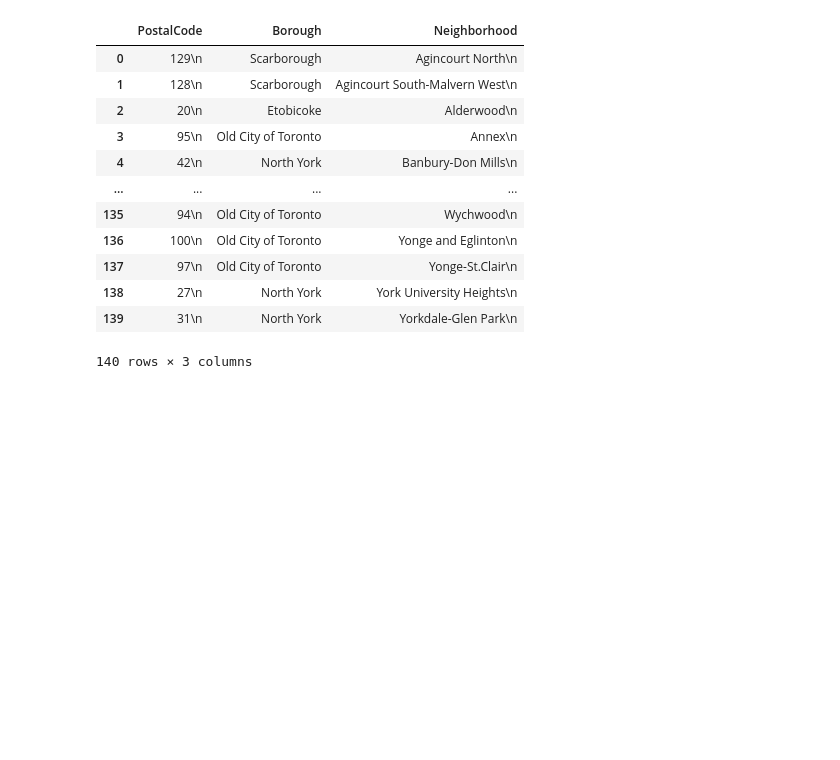
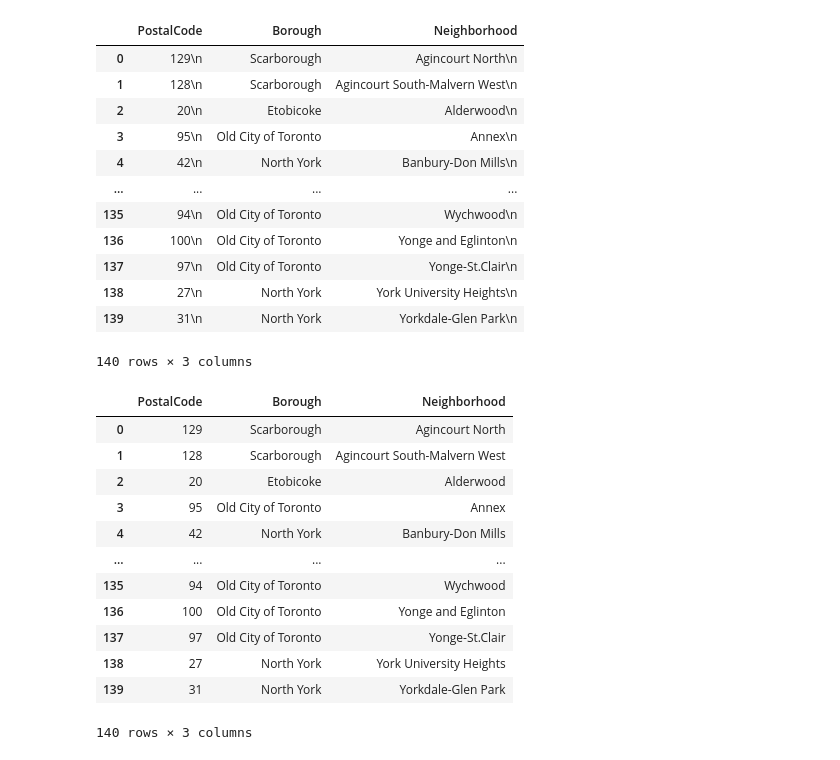
Before and after one commit to pamswati/IBM-ADS-Capston, a Jupyter notebook: toronto_data_prep.ipynb, the cells around one changed output. Saved outputs shown, nothing was run; the diff lists cells and outputs as text; code cells hidden in the pictures; blank space fills up the shorter version.

```diff
--- a/toronto_data_prep.ipynb
+++ b/toronto_data_prep.ipynb
@@ -88,15 +110,15 @@ print(int_table.prettify())
 # %%
-neighbor_data = pd.DataFrame(columns=["PostalCode", "Borough", "Neighborhood"])
+df = pd.DataFrame(columns=["PostalCode", "Borough", "Neighborhood"])
 
 for row in int_table.tbody.find_all("tr"):
     col = row.find_all("td")
     if (col != []):
         postcode = col[0].text
         neigh = col[1].text
-        brough = col[2].text.strip()
-        neighbor_data = neighbor_data.append({"PostalCode":postcode, "Borough":brough, "Neighborhood":neigh}, ignore_index=True)
+        brough = (col[2].text)
+        df = df.append({"PostalCode":postcode, "Borough":brough, "Neighborhood":neigh}, ignore_index=True)
 
-neighbor_data
+df
 # %% [output]
 |  | PostalCode | Borough | Neighborhood |
 | 0 | 129\n | Scarborough | Agincourt North\n |
@@ -111,3 +133,25 @@ neighbor_data
 | 138 | 27\n | North York | York University Heights\n |
 | 139 | 31\n | North York | Yorkdale-Glen Park\n |
 140 rows × 3 columns
+# %%
+df['Borough']=df['Borough'].replace({'Downtown TorontoStn A PO Boxes25 The Esplanade':'Downtown Toronto Stn A',
+                                             'East TorontoBusiness reply mail Processing Centre969 Eastern':'East Toronto Business',
+                                             'EtobicokeNorthwest':'Etobicoke Northwest','East YorkEast Toronto':'East York/East Toronto',
+                                             'MississaugaCanada Post Gateway Processing Centre':'Mississauga'})
+# %%
+df = df.replace('\n','', regex=True)
+df
+# %% [output]
+|  | PostalCode | Borough | Neighborhood |
+| 0 | 129 | Scarborough | Agincourt North |
+| 1 | 128 | Scarborough | Agincourt South-Malvern West |
+| 2 | 20 | Etobicoke | Alderwood |
+| 3 | 95 | Old City of Toronto | Annex |
+| 4 | 42 | North York | Banbury-Don Mills |
+| ... | ... | ... | ... |
+| 135 | 94 | Old City of Toronto | Wychwood |
+| 136 | 100 | Old City of Toronto | Yonge and Eglinton |
+| 137 | 97 | Old City of Toronto | Yonge-St.Clair |
+| 138 | 27 | North York | York University Heights |
+| 139 | 31 | North York | Yorkdale-Glen Park |
+140 rows × 3 columns
```
Also changed, not shown: parts of 1 cell of this notebook.
